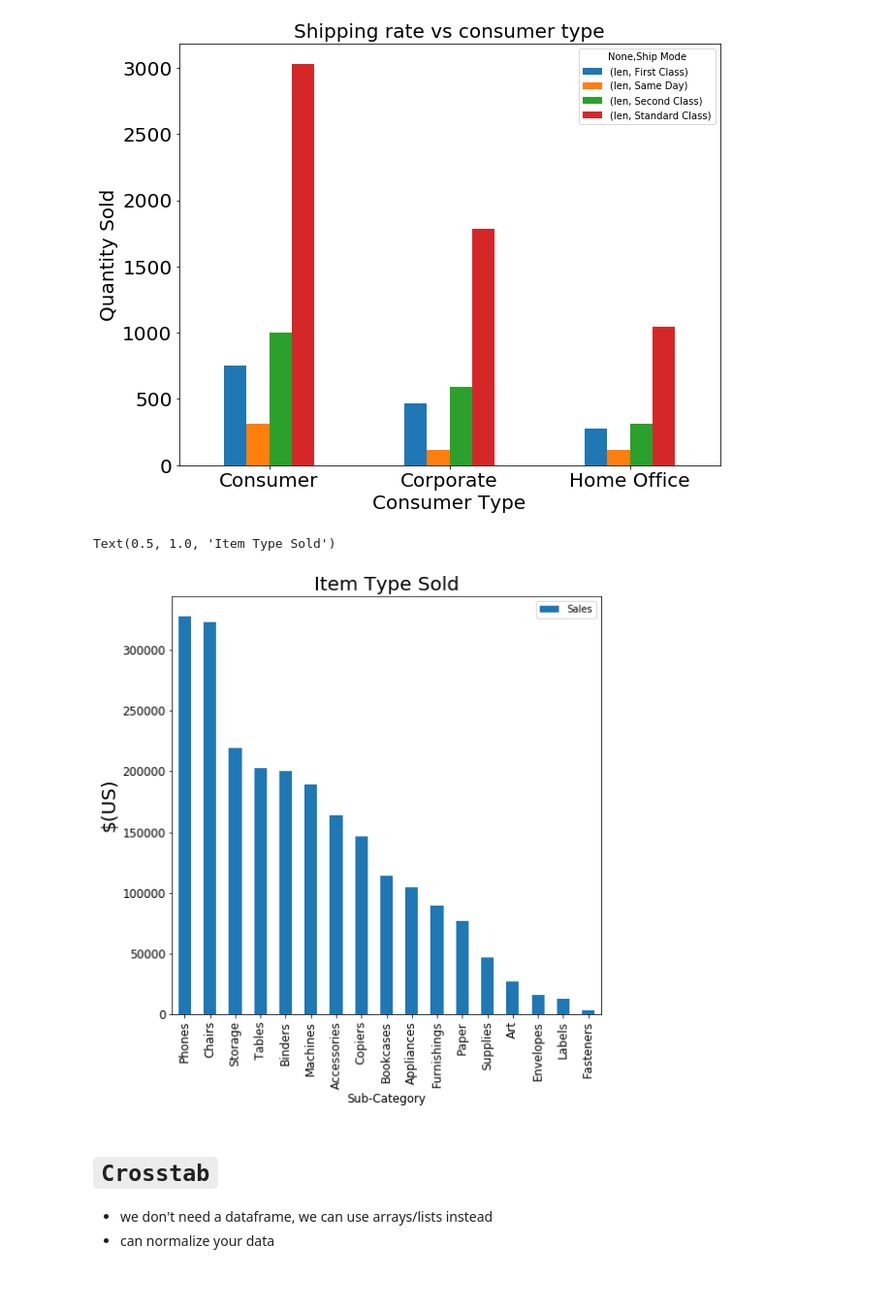
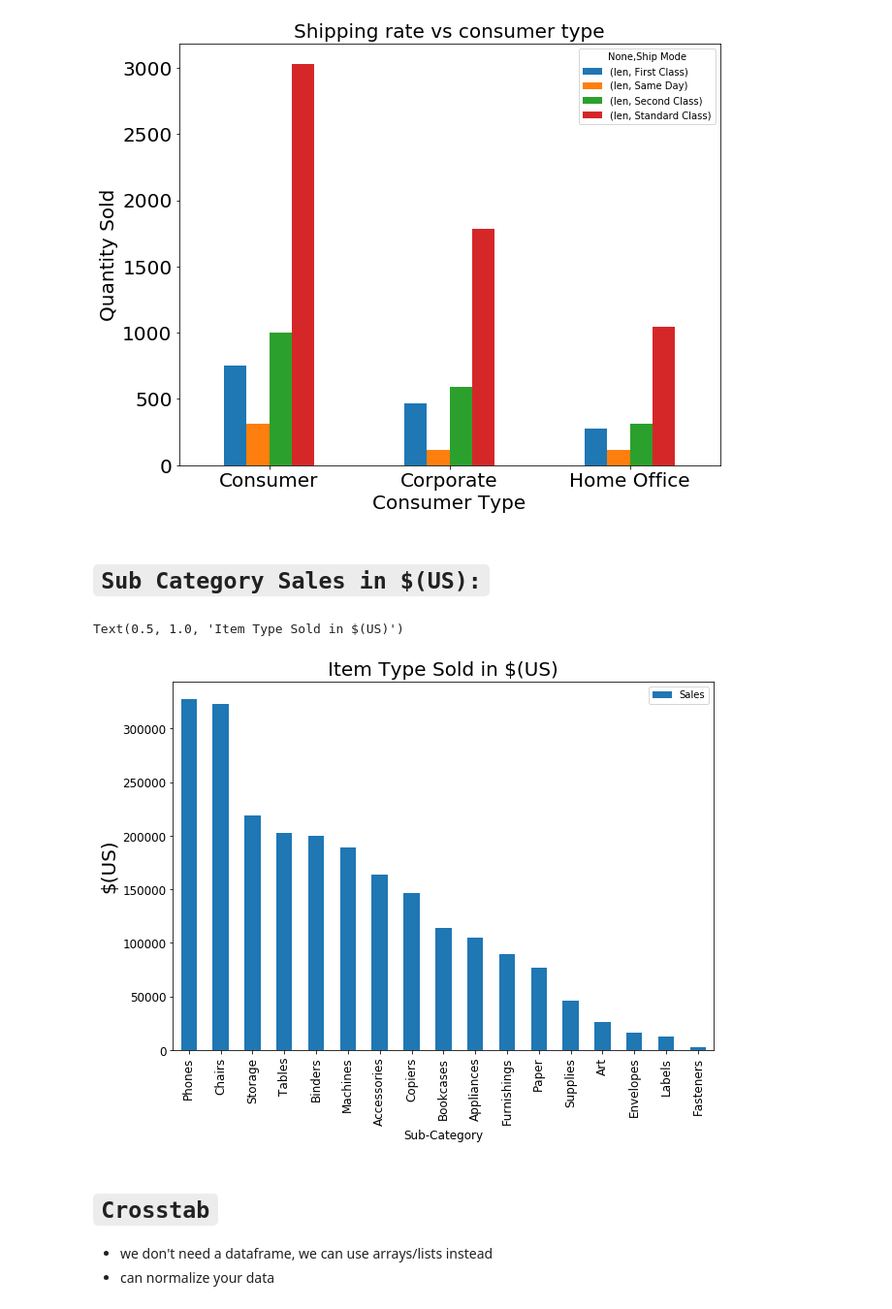
Before and after one commit to MrFuguDataScience/Python_Basics, a Jupyter notebook: ShoppingSales_EDA_n_plots.ipynb, the cells around one changed output. Shown: that part at 97% size. Cells and saved outputs as stored; diff of their text form; code cells hidden in the pictures; blank space fills up the shorter version.

Commit message:
PandasPlots_Multi_Index_EDA
update comments and notes

```diff
--- a/ShoppingSales_EDA_n_plots.ipynb
+++ b/ShoppingSales_EDA_n_plots.ipynb
@@ -102,18 +110,20 @@ ax.set_title('Shipping rate vs consumer type',fontsize=20)
 # %% [output]
 Text(0.5, 1.0, 'Shipping rate vs consumer type')
 [figure]
+# %% [markdown]
+# `Sub Category Sales in $(US):`
 # %%
 a_=sales_dta[['Sub-Category','Sales']].groupby('Sub-Category').sum().\
-sort_values('Sales',ascending=False).plot(kind='bar',figsize=(8,8),fontsize=12)
+sort_values('Sales',ascending=False).plot(kind='bar',figsize=(10,7),fontsize=12)
 
 
 a_.set_xlabel('Sub-Category',fontsize=12)
-# a_.grid()
+
 a_.set_ylabel("$(US)",fontsize=20)
-a_.set_title('Item Type Sold',fontsize=20)
+a_.set_title('Item Type Sold in $(US)',fontsize=20)
 # %% [output]
-Text(0.5, 1.0, 'Item Type Sold')
+Text(0.5, 1.0, 'Item Type Sold in $(US)')
-[figure, old version]
+[figure, new version]
 # %% [markdown]
 # `Crosstab`
 
```
Also changed, not shown: parts of 10 cells of this notebook.
